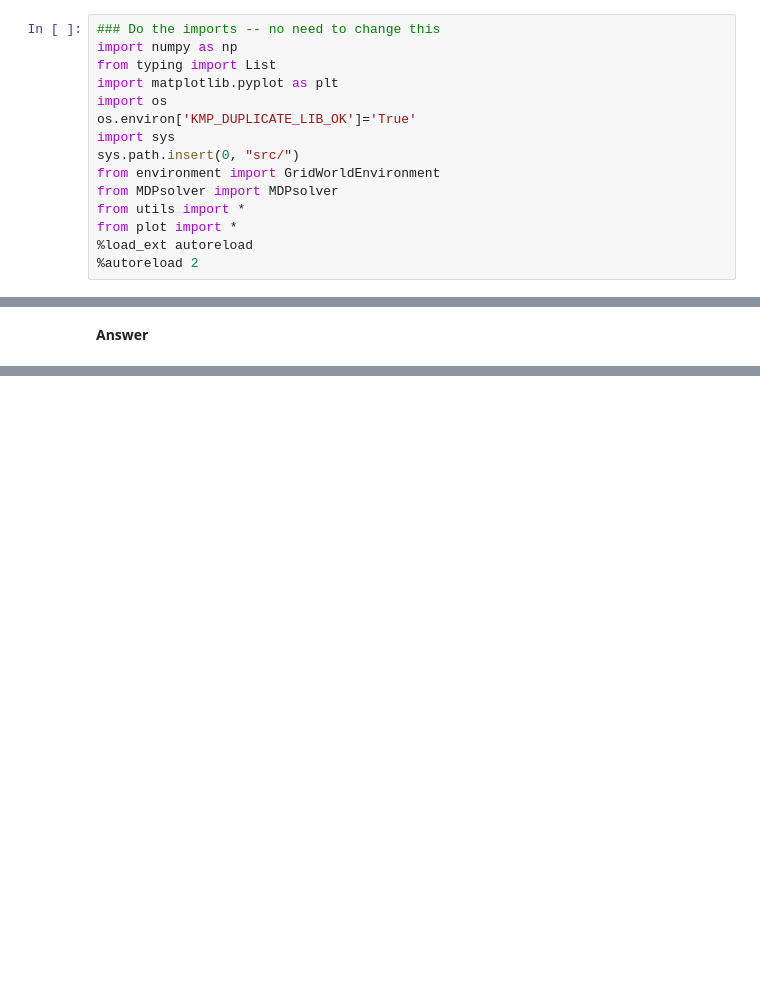
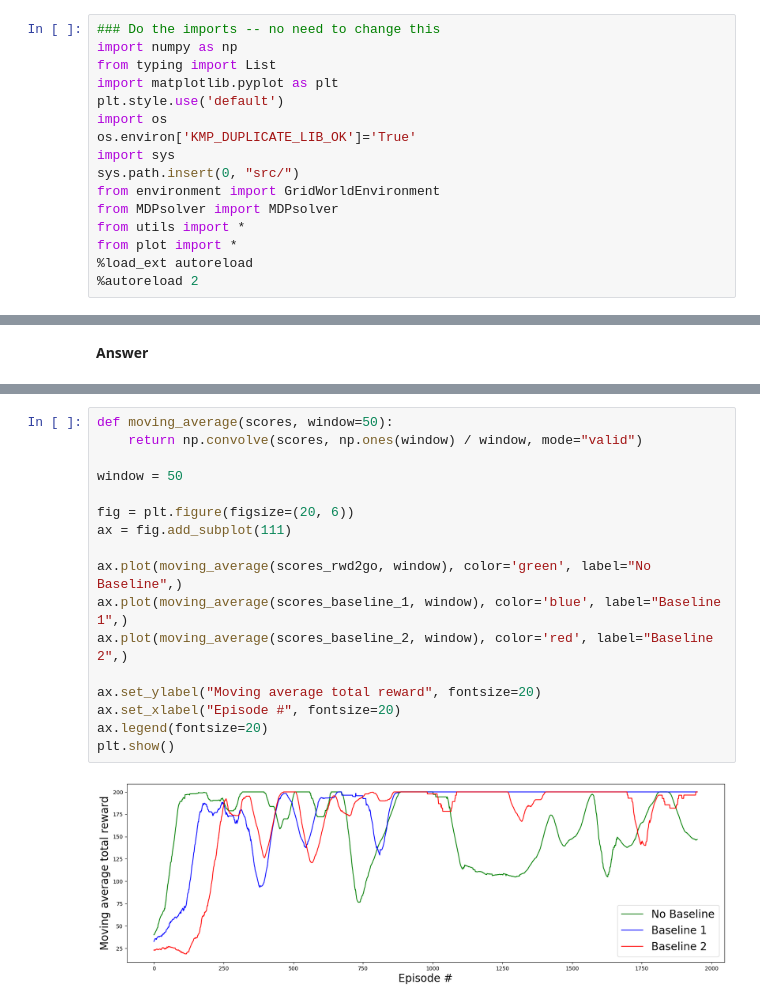
Before and after one commit to Cyril955/rl_course, a Jupyter notebook: notebook3_2026/Assignment.ipynb, the cells around one changed output, grey strips where cells are left out. Saved outputs shown, nothing was run; the diff lists cells and outputs as text; blank space fills up the shorter version.

```diff
--- a/notebook3_2026/Assignment.ipynb
+++ b/notebook3_2026/Assignment.ipynb
@@ -32,6 +32,7 @@ Disclaimer: AI tools were used to assist with LaTeX formatting of equations in M
 import numpy as np
 from typing import List
 import matplotlib.pyplot as plt
+plt.style.use('default')
 import os
 os.environ['KMP_DUPLICATE_LIB_OK']='True'
 import sys
@@ -652,3 +1017,22 @@ plt.show()
+# %%
+def moving_average(scores, window=50):
+    return np.convolve(scores, np.ones(window) / window, mode="valid")
+
+window = 50
+
+fig = plt.figure(figsize=(20, 6))
+ax = fig.add_subplot(111)
+
+ax.plot(moving_average(scores_rwd2go, window), color='green', label="No Baseline",)
+ax.plot(moving_average(scores_baseline_1, window), color='blue', label="Baseline 1",)
+ax.plot(moving_average(scores_baseline_2, window), color='red', label="Baseline 2",)
+
+ax.set_ylabel("Moving average total reward", fontsize=20)
+ax.set_xlabel("Episode #", fontsize=20)
+ax.legend(fontsize=20)
+plt.show()
+# %% [output]
+[figure, added]
 # %% [markdown]
 # $Q^\star$: Policy Gradient with continuous actions and bound on the bonuses count in OPPO (20 points)
 ***Question 1:*** Consider using a Gaussian parameterized policy $\pi_{\mu,\Sigma}$ with mean $\mu \in \mathrm{R}^d$
```
Also changed, not shown: parts of 26 cells of this notebook.
